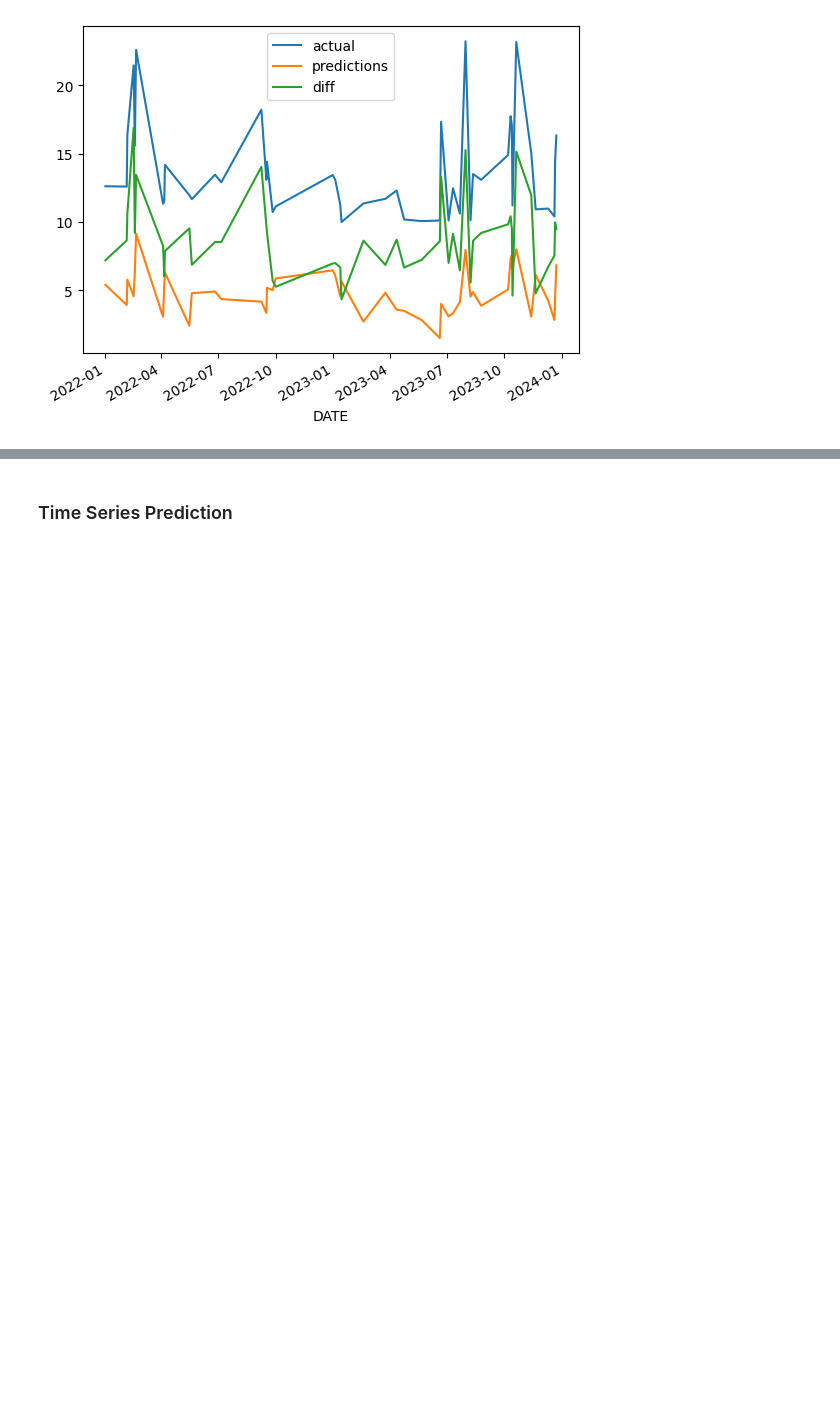
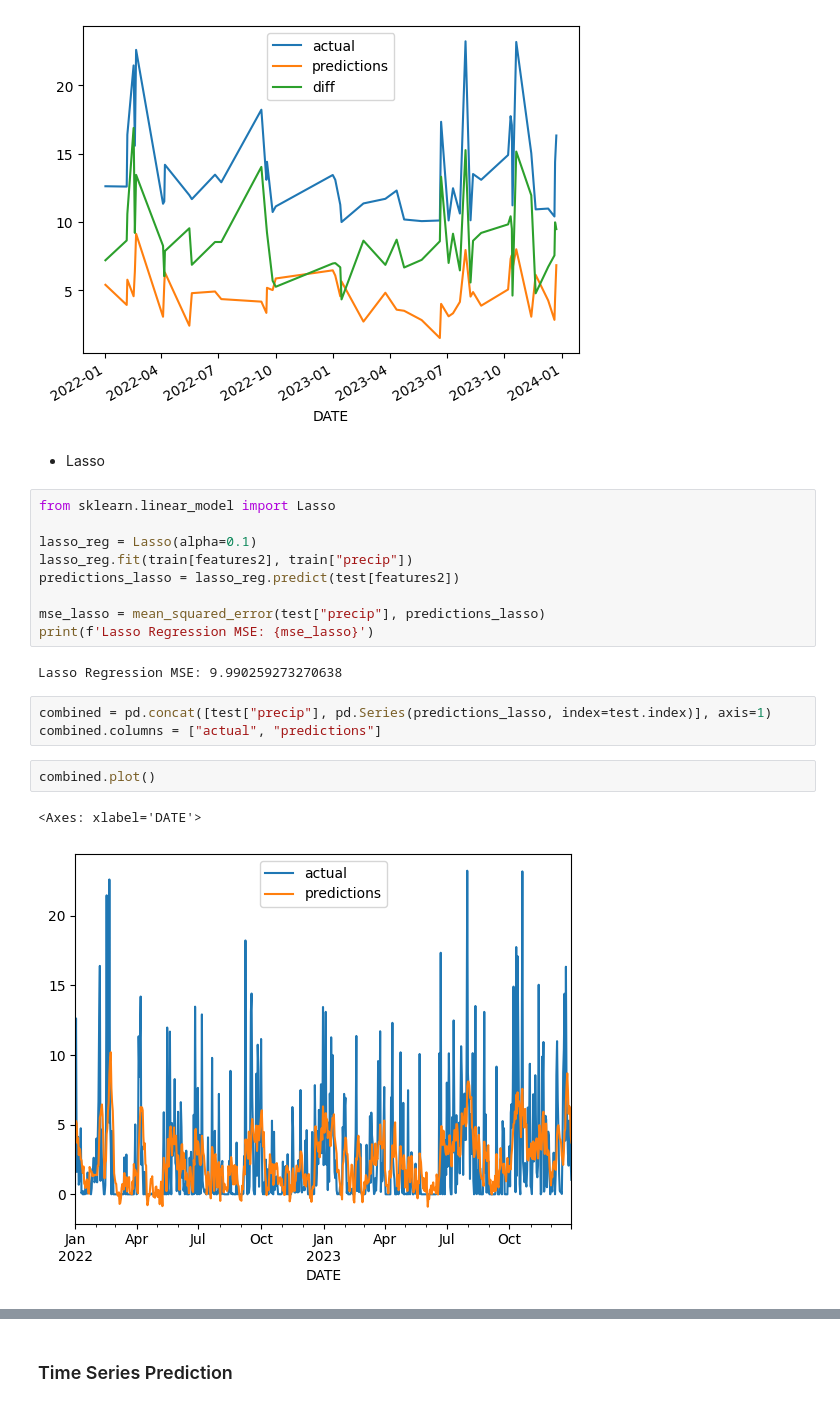
Before and after one commit to shizukuyu/machine-learning, a Jupyter notebook: germany_3.ipynb, the cells around one changed output, grey strips where cells are left out. Cells and saved outputs as stored; diff of their text form; blank space fills up the shorter version.

```diff
--- a/germany_3.ipynb
+++ b/germany_3.ipynb
@@ -720,3 +724,24 @@ result.plot()
 # %% [output]
 <Axes: xlabel='DATE'>
 [figure]
+# %% [markdown]
+- Lasso
+# %%
+from sklearn.linear_model import Lasso
+
+lasso_reg = Lasso(alpha=0.1)
+lasso_reg.fit(train[features2], train["precip"])
+predictions_lasso = lasso_reg.predict(test[features2])
+
+mse_lasso = mean_squared_error(test["precip"], predictions_lasso)
+print(f'Lasso Regression MSE: {mse_lasso}')
+# %% [output]
+Lasso Regression MSE: 9.990259273270638
+# %%
+combined = pd.concat([test["precip"], pd.Series(predictions_lasso, index=test.index)], axis=1)
+combined.columns = ["actual", "predictions"]
+# %%
+combined.plot()
+# %% [output]
+<Axes: xlabel='DATE'>
+[figure, added]
```
Also changed, not shown: parts of 12 cells of this notebook.
